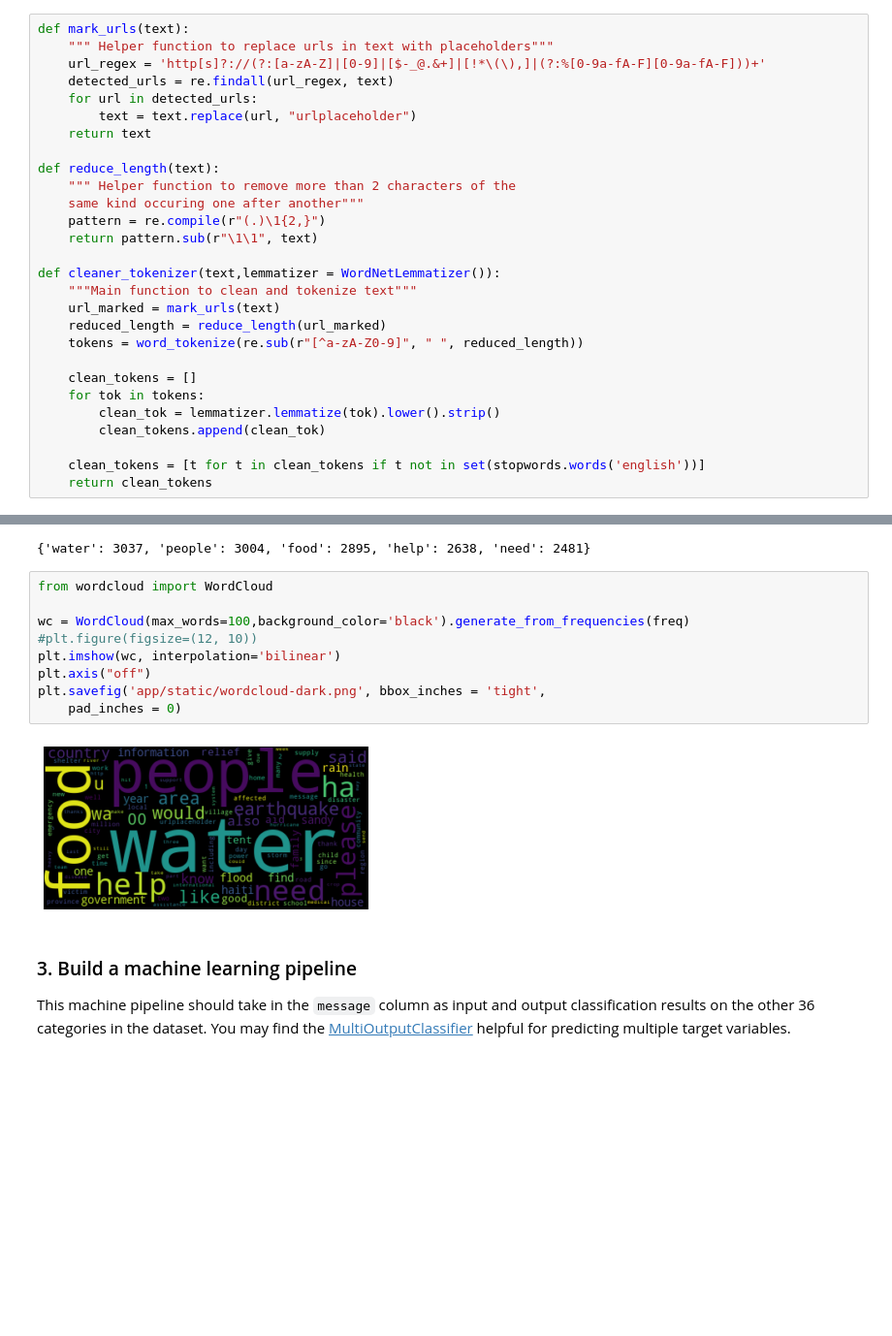
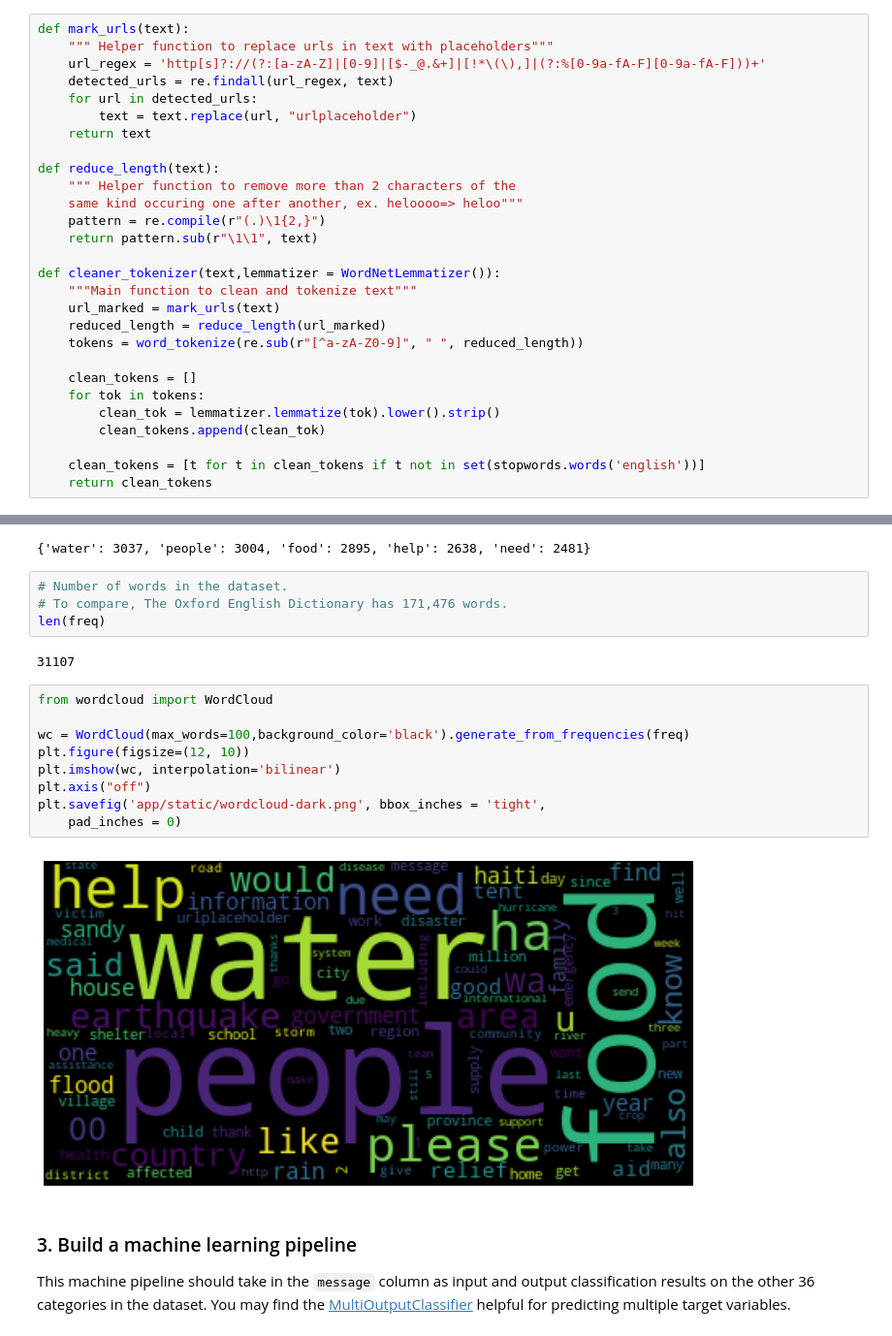
Before and after one commit to gajdulj/disaster_response, a Jupyter notebook: ML Pipeline Preparation-final.ipynb, the cells around one changed output, grey strips where cells are left out. Shown at 97% size. Cells and saved outputs as stored; diff of their text form; blank space fills up the shorter version.

```diff
--- a/ML Pipeline Preparation-final.ipynb
+++ b/ML Pipeline Preparation-final.ipynb
@@ -96,7 +110,7 @@ def mark_urls(text):
 
 def reduce_length(text):
     """ Helper function to remove more than 2 characters of the
-    same kind occuring one after another"""
+    same kind occuring one after another, ex. heloooo=> heloo"""
     pattern = re.compile(r"(.)\1{2,}")
     return pattern.sub(r"\1\1", text)
 
@@ -131,17 +147,23 @@ print('Top 5 words:')
 # %% [output]
 Top 5 words:
 {'water': 3037, 'people': 3004, 'food': 2895, 'help': 2638, 'need': 2481}
+# %%
+# Number of words in the dataset.
+# To compare, The Oxford English Dictionary has 171,476 words.
+len(freq)
+# %% [output]
+31107
 # %%
 from wordcloud import WordCloud
 
 wc = WordCloud(max_words=100,background_color='black').generate_from_frequencies(freq)
-#plt.figure(figsize=(12, 10))
+plt.figure(figsize=(12, 10))
 plt.imshow(wc, interpolation='bilinear')
 plt.axis("off")
 plt.savefig('app/static/wordcloud-dark.png', bbox_inches = 'tight',
     pad_inches = 0)
 # %% [output]
-[figure, old version]
+[figure, new version]
 # %% [markdown]
 ### 3. Build a machine learning pipeline
 This machine pipeline should take in the `message` column as input and output classification results on the other 36 categories in the dataset. You may find the [MultiOutputClassifier](http://scikit-learn.org/stable/modules/generated/sklearn.multioutput.MultiOutputClassifier.html) helpful for predicting multiple target variables.
```
Also changed, not shown: parts of 24 cells of this notebook, 12 other files.
